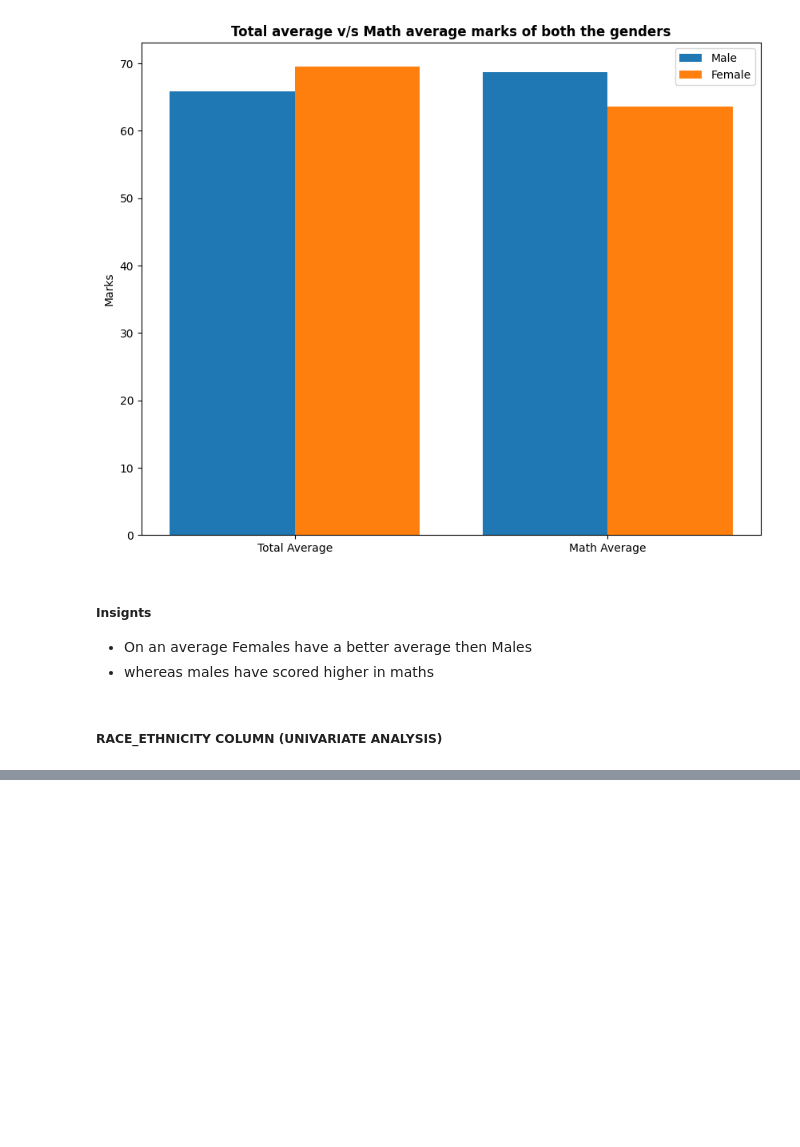
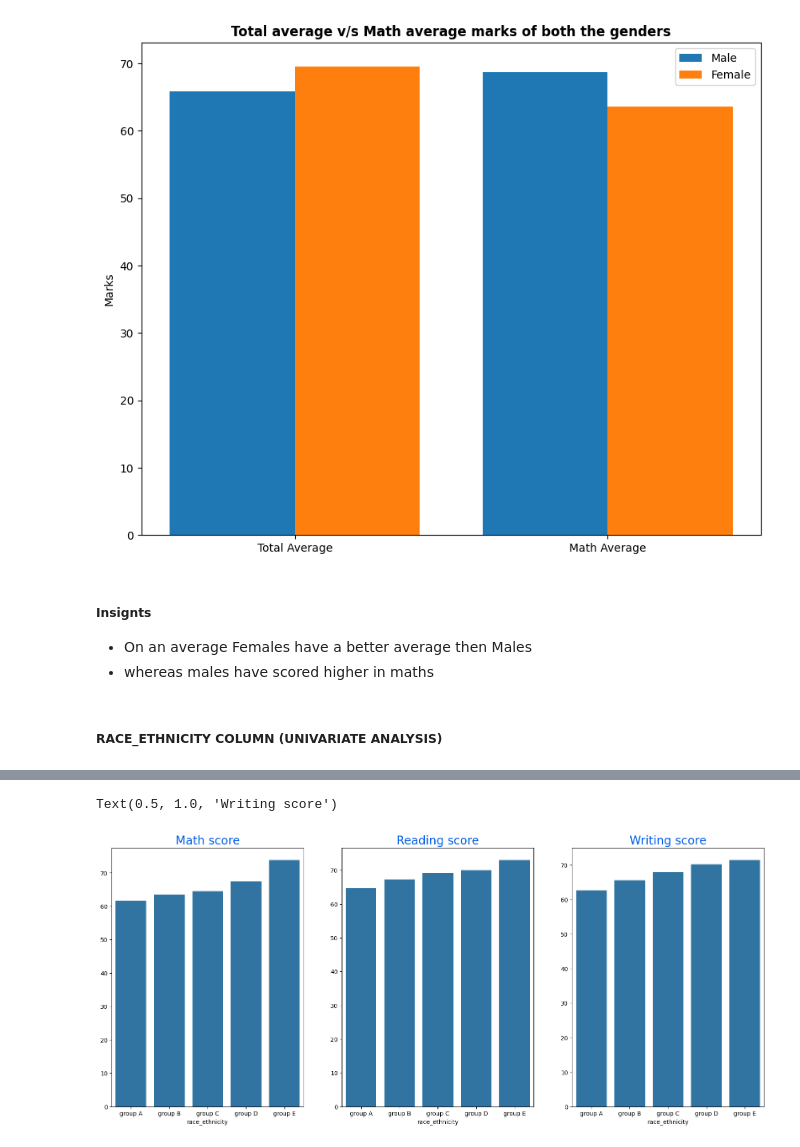
Before and after one commit to chwasiq0569/End-to-End_Student-Performance-Indicator, a Jupyter notebook: notebook/EDA_STUDENT_PERFORMANCE.ipynb, the cells around one changed output, grey strips where cells are left out. Drawn from its saved outputs; the diff is of its cells as text; code cells hidden in the pictures; blank space fills up the shorter version.

```diff
--- a/notebook/EDA_STUDENT_PERFORMANCE.ipynb
+++ b/notebook/EDA_STUDENT_PERFORMANCE.ipynb
@@ -623,0 +612,3 @@ sns.histplot(data=data, x='total_score', kde=True, hue='test_preparation_course'
+# %%
+race_ethnicity_group = data.groupby('race_ethnicity').mean()
+race_ethnicity_group
@@ -623,0 +623,14 @@ sns.histplot(data=data, x='total_score', kde=True, hue='test_preparation_course'
+# %%
+# Group_data2=data.groupby('race_ethnicity')
+f,ax=plt.subplots(1,3,figsize=(20,8))
+sns.barplot(x=race_ethnicity_group['math_score'].index,y=race_ethnicity_group['math_score'].values ,ax=ax[0])
+ax[0].set_title('Math score',color='#005ce6',size=20)
+
+sns.barplot(x=race_ethnicity_group['reading_score'].index,y=race_ethnicity_group['reading_score'].values ,ax=ax[1])
+ax[1].set_title('Reading score',color='#005ce6',size=20)
+
+sns.barplot(x=race_ethnicity_group['writing_score'].index,y=race_ethnicity_group['writing_score'].values ,ax=ax[2])
+ax[2].set_title('Writing score',color='#005ce6',size=20)
+# %% [output]
+Text(0.5, 1.0, 'Writing score')
+[figure, added]
```
Also changed, not shown: parts of 16 cells of this notebook.
